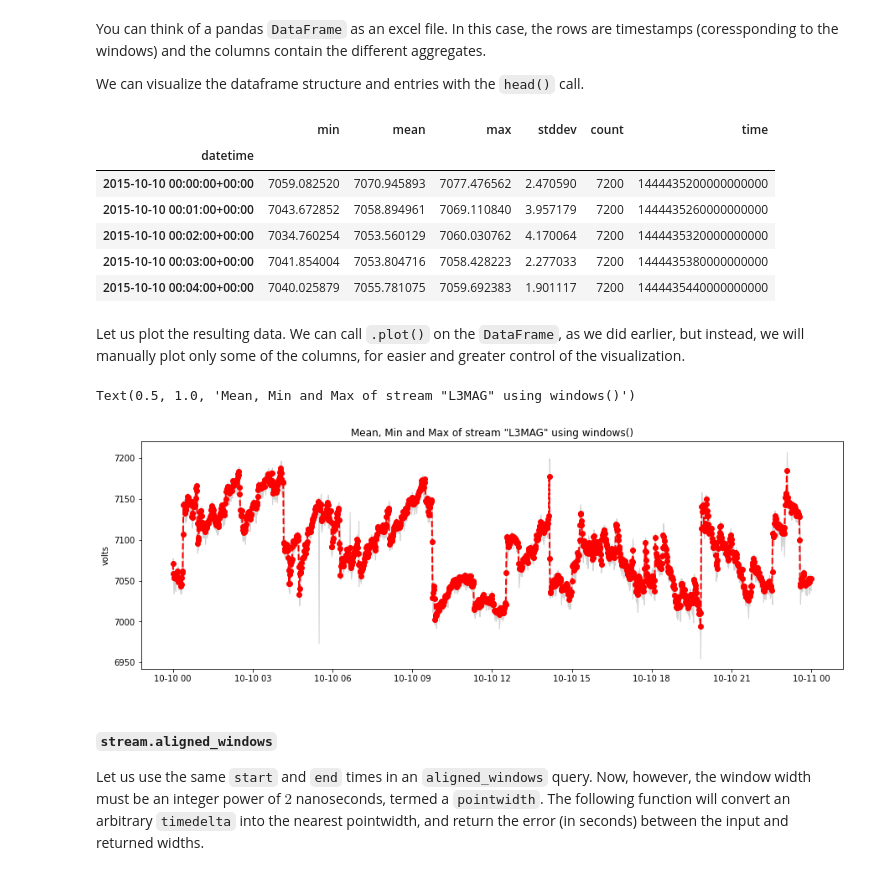
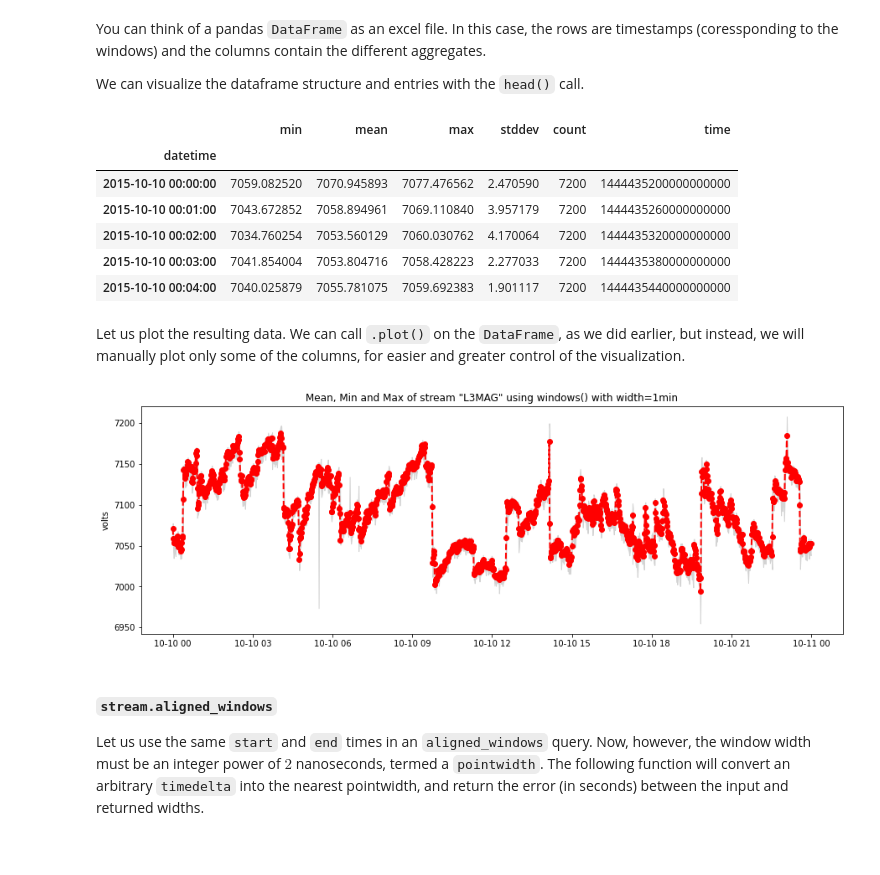
Before and after one commit to PingThingsIO/ni4ai-notebooks, a Jupyter notebook: tutorials/0 - Quick Start Guide.ipynb, the cells around one changed output. Cells and saved outputs as stored; diff of their text form; code cells hidden in the pictures.

````diff
--- a/tutorials/0 - Quick Start Guide.ipynb
+++ b/tutorials/0 - Quick Start Guide.ipynb
@@ -204,10 +201,11 @@ def statpoints_to_dataframe(statpoints):
     attributes = ['min','mean','max','stddev','count','time']
 
     df = pd.DataFrame([[getattr(p, attr) for attr in attributes] for p, version in statpoints],
-                     columns=attributes)
+                      columns=attributes)
 
-    df['datetime'] = [timez.ns_to_datetime(t) for t in df['time']]
-    return df.set_index('datetime')
+    df.index = pd.to_datetime(df['time'])
+    df.index.name = 'datetime'
+    return df
 # %% [markdown]
 #### ```stream.values```
 Let us choose a ```start``` and ```end``` time for a ```values``` query. **CAUTION**: Most streams contain very high frequency data, so don't use too long a duration when querying raw data.
@@ -249,24 +247,23 @@ data.head()
 # %% [output]
 |  | min | mean | max | stddev | count | time |
 | datetime |  |  |  |  |  |  |
-| 2015-10-10 00:00:00+00:00 | 7059.082520 | 7070.945893 | 7077.476562 | 2.470590 | 7200 | 1444435200000000000 |
-| 2015-10-10 00:01:00+00:00 | 7043.672852 | 7058.894961 | 7069.110840 | 3.957179 | 7200 | 1444435260000000000 |
-| 2015-10-10 00:02:00+00:00 | 7034.760254 | 7053.560129 | 7060.030762 | 4.170064 | 7200 | 1444435320000000000 |
-| 2015-10-10 00:03:00+00:00 | 7041.854004 | 7053.804716 | 7058.428223 | 2.277033 | 7200 | 1444435380000000000 |
-| 2015-10-10 00:04:00+00:00 | 7040.025879 | 7055.781075 | 7059.692383 | 1.901117 | 7200 | 1444435440000000000 |
+| 2015-10-10 00:00:00 | 7059.082520 | 7070.945893 | 7077.476562 | 2.470590 | 7200 | 1444435200000000000 |
+| 2015-10-10 00:01:00 | 7043.672852 | 7058.894961 | 7069.110840 | 3.957179 | 7200 | 1444435260000000000 |
+| 2015-10-10 00:02:00 | 7034.760254 | 7053.560129 | 7060.030762 | 4.170064 | 7200 | 1444435320000000000 |
+| 2015-10-10 00:03:00 | 7041.854004 | 7053.804716 | 7058.428223 | 2.277033 | 7200 | 1444435380000000000 |
+| 2015-10-10 00:04:00 | 7040.025879 | 7055.781075 | 7059.692383 | 1.901117 | 7200 | 1444435440000000000 |
 # %% [markdown]
 Let us plot the resulting data. We can call ```.plot()``` on the ```DataFrame```, as we did earlier, but instead, we will manually plot only some of the columns, for easier and greater control of the visualization.
 # %%
 plt.figure(figsize=(15, 5))
 # Plot the mean of the windows
 plt.plot(data.index, data['mean'], linewidth=2, color='red', linestyle='--', marker='o')
 # Show the range of the minimum and maximum over the windows
 plt.fill_between(data.index, data['min'], data['max'], color='lightgrey')
 plt.ylabel(stream.tags()['unit'])
-plt.title(f'Mean, Min and Max of stream "{stream.name}" using windows()')
+plt.title(f'Mean, Min and Max of stream "{stream.name}" using windows() with width=1min');
 # %% [output]
-Text(0.5, 1.0, 'Mean, Min and Max of stream "L3MAG" using windows()')
-[figure, old version]
+[figure, new version]
 # %% [markdown]
 #### ```stream.aligned_windows```
 Let us use the same ```start``` and ```end``` times in an ```aligned_windows``` query. Now, however, the window width must be an integer power of $2$ nanoseconds, termed a ```pointwidth```.
````
Also changed, not shown: parts of 8 cells of this notebook.
